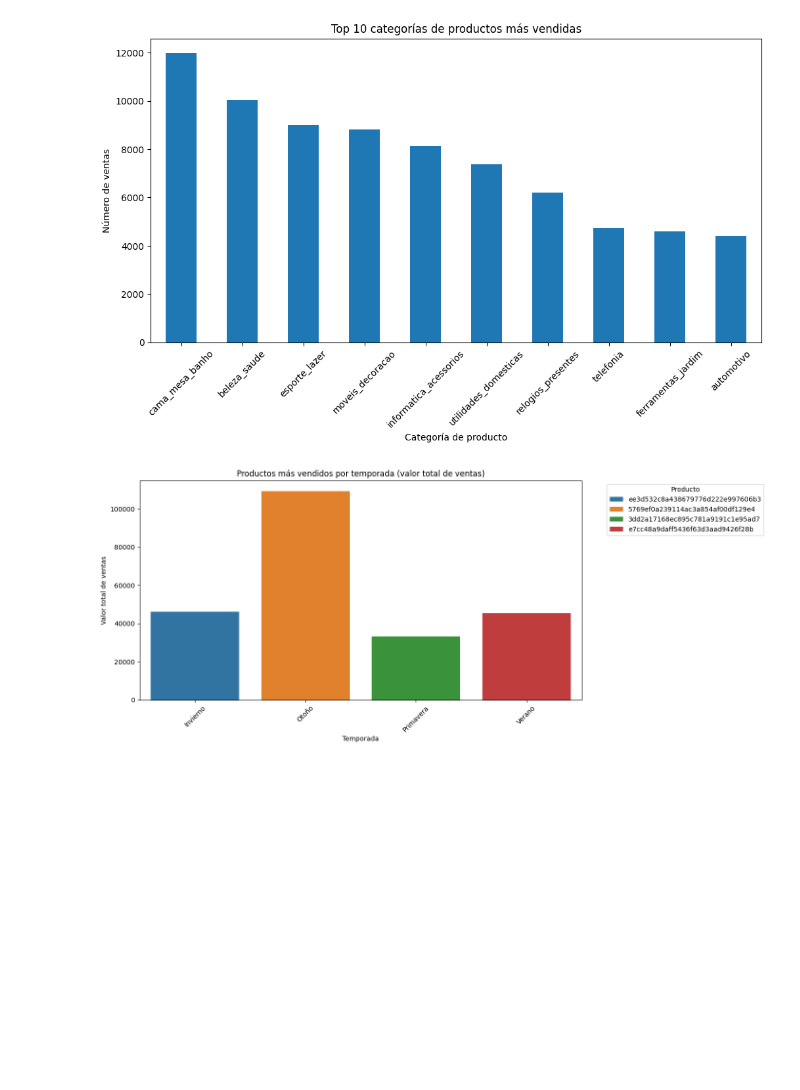
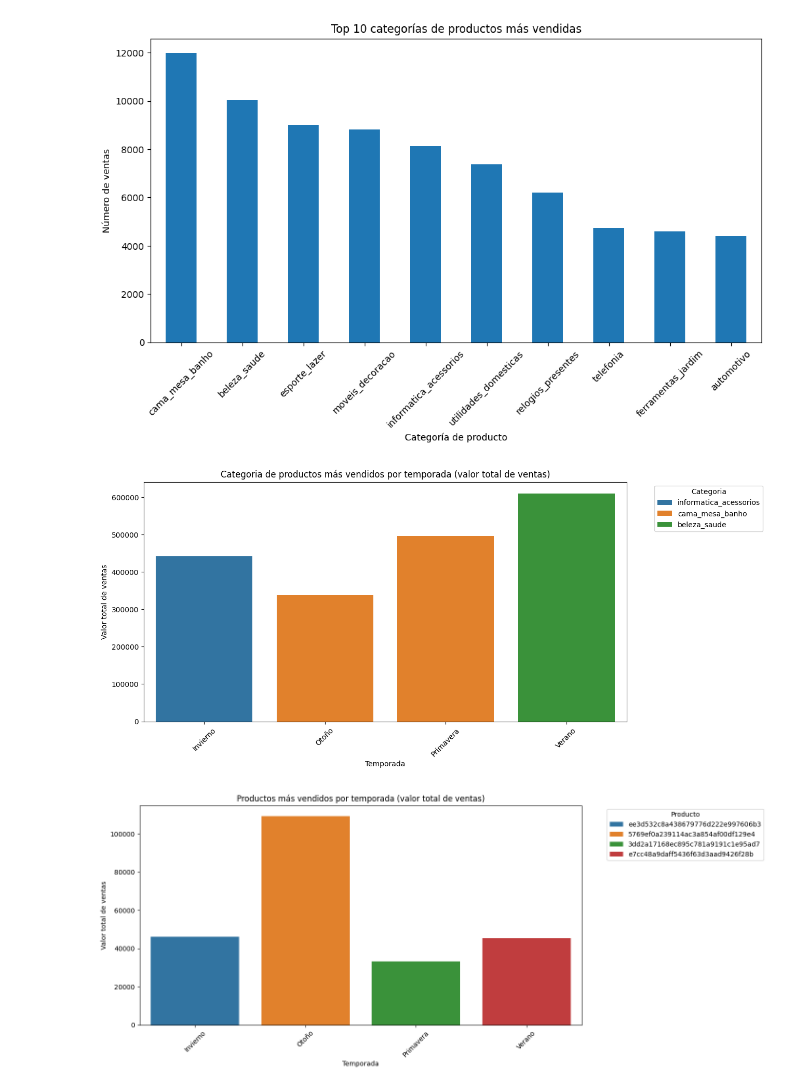
Before and after one commit to felipelobatodasilva/despliegue_analytica, a Jupyter notebook: 05 - Exploración de datos.ipynb, the cells around one changed output. Drawn from its saved outputs; the diff is of its cells as text; code cells hidden in the pictures; blank space fills up the shorter version.

```diff
--- a/05 - Exploración de datos.ipynb
+++ b/05 - Exploración de datos.ipynb
@@ -295,6 +295,65 @@ dtype: int64
 [figure]
 [figure]
 [figure]
+# %%
+import dask.dataframe as dd
+import numpy as np
+import matplotlib.pyplot as plt
+import seaborn as sns
+
+# Definir la ruta del archivo Parquet
+folder_path = '/home/nicolas/despliegue_analytica/files_parquet/'
+df_combined = dd.read_parquet(folder_path + 'olist_dataset_combinado.parquet')
+
+# Asegurarse de que las fechas están en formato datetime
+df_combined['order_purchase_timestamp'] = dd.to_datetime(df_combined['order_purchase_timestamp'])
+
+# Extraer el mes
+df_combined['month'] = df_combined['order_purchase_timestamp'].dt.month
+
+# Función para asignar la temporada
+def assign_season(month):
+    if month in [12, 1, 2]:
+        return 'Invierno'
+    elif month in [3, 4, 5]:
+        return 'Primavera'
+    elif month in [6, 7, 8]:
+        return 'Verano'
+    else:
+        return 'Otoño'
+
+# Aplicar la función para crear la columna de temporada
+df_combined['season'] = df_combined['month'].apply(assign_season, meta=('season', 'object'))
+
+# Calcular el valor total de ventas
+df_combined['total_value'] = df_combined['payment_value']
+
+# Agrupar por temporada y categoria, y sumar las ventas
+seasonal_sales = df_combined.groupby(['season', 'product_category_name'])['total_value'].sum().reset_index()
+
+# Crear un índice único en el DataFrame usando map_partitions
+seasonal_sales['temp_index'] = seasonal_sales.map_partitions(lambda df: np.arange(len(df)), meta=('temp_index', 'int'))
+
+# Establecer el índice único
+seasonal_sales = seasonal_sales.set_index('temp_index')
+
+# Calcular los índices de los productos más vendidos por temporada
+idx_max = seasonal_sales.groupby('season')['total_value'].idxmax().compute()
+
+# Obtener los productos más vendidos por temporada usando los índices calculados
+top_products = seasonal_sales.loc[idx_max].compute().reset_index(drop=True)
+
+# Visualizar los resultados
+plt.figure(figsize=(12, 6))
+sns.barplot(data=top_products, x='season', y='total_value', hue='product_category_name')
+plt.title('Categoria de productos más vendidos por temporada (valor total de ventas)')
+plt.xlabel('Temporada')
+plt.ylabel('Valor total de ventas')
+plt.xticks(rotation=45)
+plt.legend(title='Categoria', bbox_to_anchor=(1.05, 1), loc='upper left')
+plt.show()
+# %% [output]
+[figure, added]
 # %%
 import dask.dataframe as dd
 import numpy as np
```
